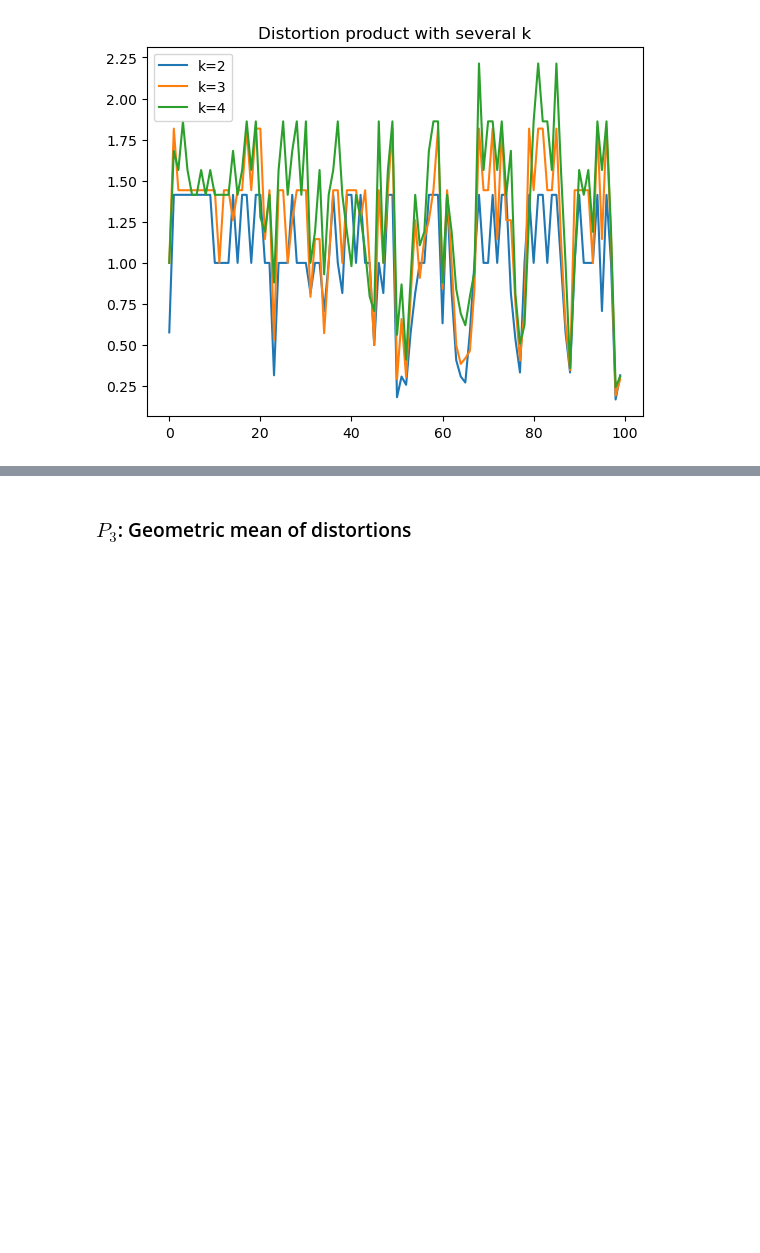
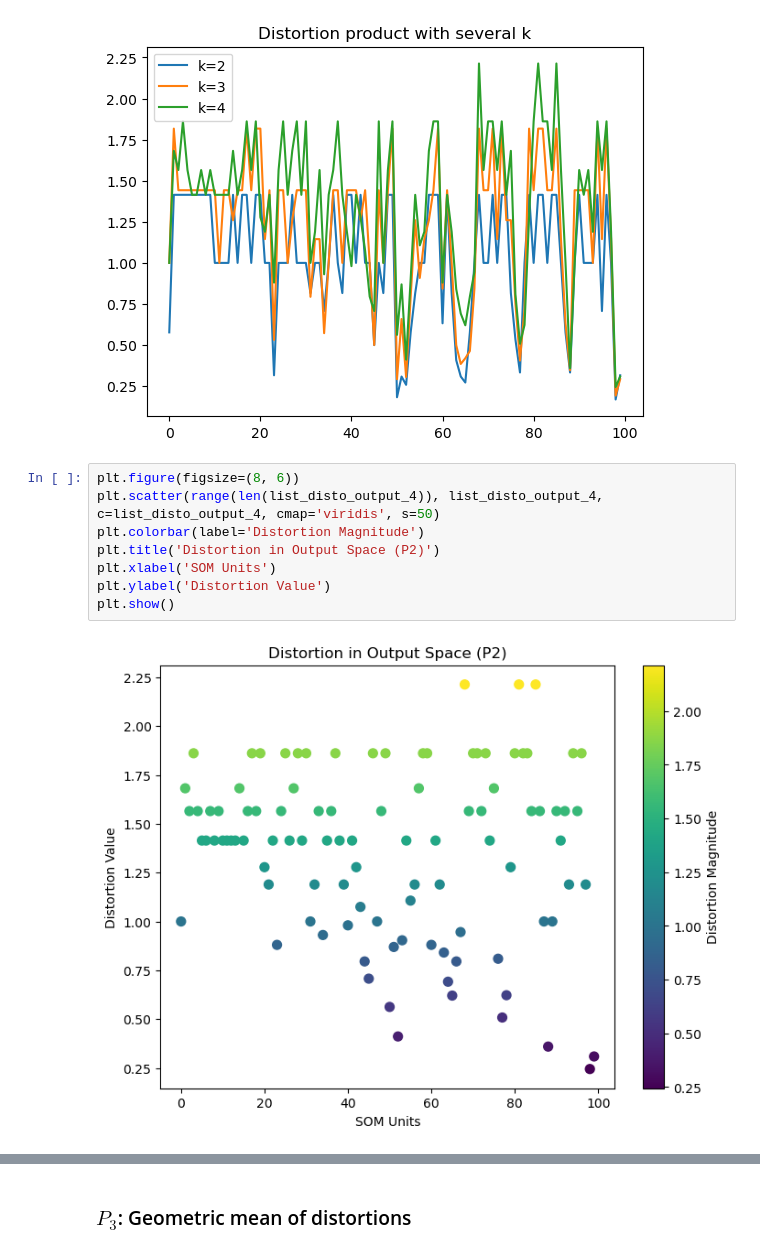
Before and after one commit to Jean-BaptisteCellier/SOM_TopographicProduct, a Jupyter notebook: coding_assignment.ipynb, the cells around one changed output, grey strips where cells are left out. Saved outputs shown, nothing was run; the diff lists cells and outputs as text; blank space fills up the shorter version.

```diff
--- a/coding_assignment.ipynb
+++ b/coding_assignment.ipynb
@@ -258,3 +277,13 @@ plt.title("Distortion product with several k")
 # %% [output]
 Text(0.5, 1.0, 'Distortion product with several k')
 [figure]
+# %%
+plt.figure(figsize=(8, 6))
+plt.scatter(range(len(list_disto_output_4)), list_disto_output_4, c=list_disto_output_4, cmap='viridis', s=50)
+plt.colorbar(label='Distortion Magnitude')
+plt.title('Distortion in Output Space (P2)')
+plt.xlabel('SOM Units')
+plt.ylabel('Distortion Value')
+plt.show()
+# %% [output]
+[figure, added]
```
Also changed, not shown: parts of 17 cells of this notebook.
